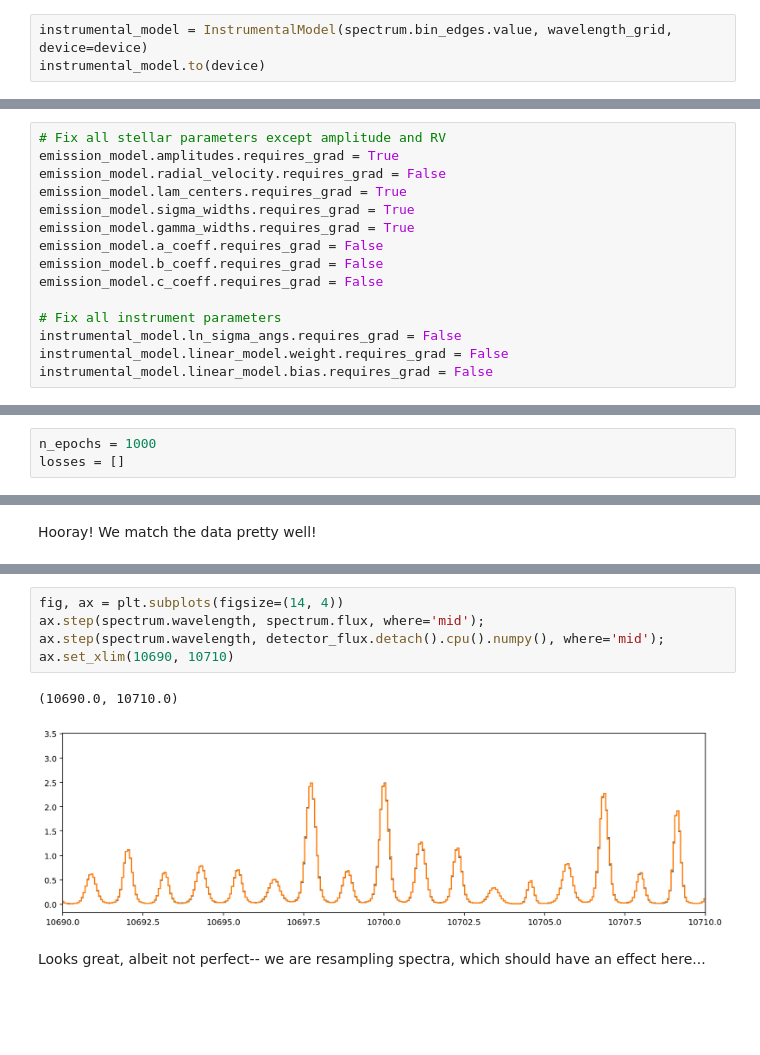
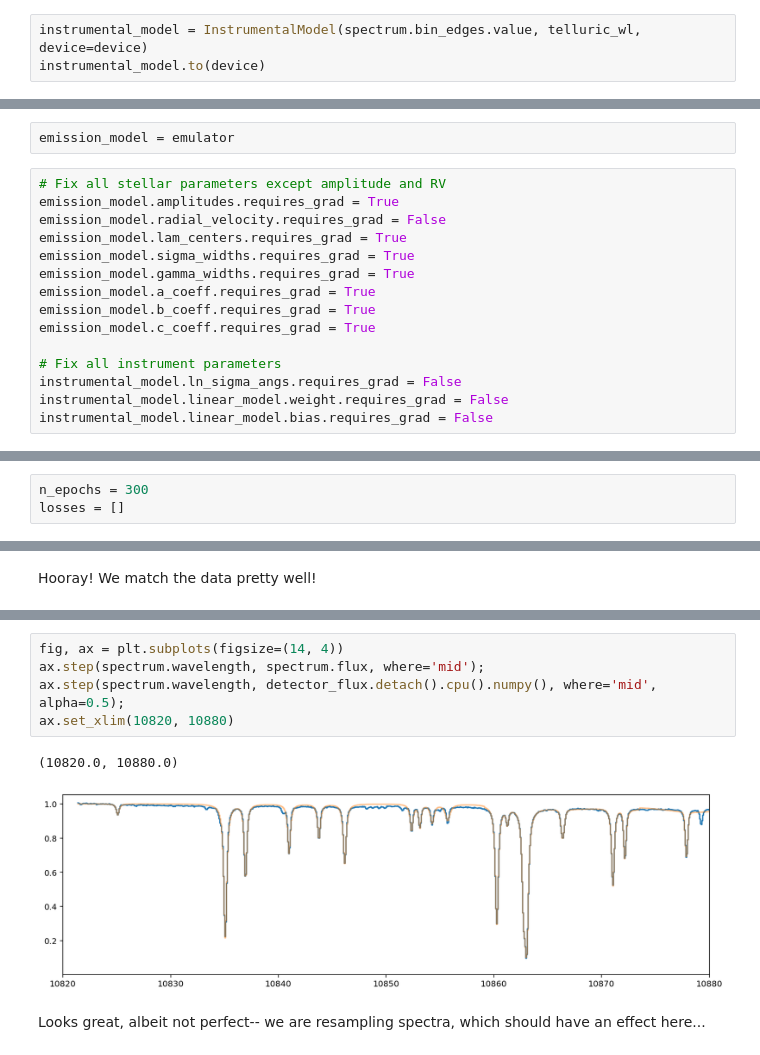
Before and after one commit to gully/coldrum, a Jupyter notebook: notebooks/02_calibration/01_calibrate_tellurics_from_A0V.ipynb, the cells around one changed output, grey strips where cells are left out. Drawn from its saved outputs; the diff is of its cells as text; blank space fills up the shorter version.

```diff
--- a/notebooks/02_calibration/01_calibrate_tellurics_from_A0V.ipynb
+++ b/notebooks/02_calibration/01_calibrate_tellurics_from_A0V.ipynb
@@ -165,7 +177,7 @@ ax.legend(loc='upper right', ncol=2);
 # %% [markdown]
 #### Instrumental model
 # %%
-instrumental_model = InstrumentalModel(spectrum.bin_edges.value, wavelength_grid, device=device)
+instrumental_model = InstrumentalModel(spectrum.bin_edges.value, telluric_wl, device=device)
 instrumental_model.to(device)
 # %% [output]
 InstrumentalModel(
@@ -194,6 +206,8 @@ loss_fn = nn.MSELoss(reduction="mean")
 # %% [markdown]
 ### Fix certain parameters, allow others to vary
 As we have seen before, you can fix parameters by "turning off their gradients".  We will start by turning off *ALL* gradients.  Then turn on some.
+# %%
+emission_model = emulator
 # %%
 # Fix all stellar parameters except amplitude and RV
 emission_model.amplitudes.requires_grad = True
@@ -201,9 +215,9 @@ emission_model.radial_velocity.requires_grad = False
 emission_model.lam_centers.requires_grad = True
 emission_model.sigma_widths.requires_grad = True
 emission_model.gamma_widths.requires_grad = True
-emission_model.a_coeff.requires_grad = False
-emission_model.b_coeff.requires_grad = False
-emission_model.c_coeff.requires_grad = False
+emission_model.a_coeff.requires_grad = True
+emission_model.b_coeff.requires_grad = True
+emission_model.c_coeff.requires_grad = True
 
 # Fix all instrument parameters
 instrumental_model.ln_sigma_angs.requires_grad = False
@@ -214,7 +228,7 @@ tuning_params = list(filter(lambda p: p.requires_grad, emission_model.parameters
 # %%
 optimizer = optim.Adam(tuning_params,0.05,amsgrad=True)
 # %%
-n_epochs = 1000
+n_epochs = 300
 losses = []
 # %% [markdown]
 First, we need to assign uncertainty to the data in order to weigh the prior against new data:
@@ -256,10 +277,10 @@ $0.0092398707 \; \mathrm{}$
 # %%
 fig, ax = plt.subplots(figsize=(14, 4))
 ax.step(spectrum.wavelength, spectrum.flux, where='mid');
-ax.step(spectrum.wavelength, detector_flux.detach().cpu().numpy(), where='mid');
-ax.set_xlim(10690, 10710)
+ax.step(spectrum.wavelength, detector_flux.detach().cpu().numpy(), where='mid', alpha=0.5);
+ax.set_xlim(10820, 10880)
 # %% [output]
-(10690.0, 10710.0)
+(10820.0, 10880.0)
-[figure, old version]
+[figure, new version]
 # %% [markdown]
 Looks great, albeit not perfect-- we are resampling spectra, which should have an effect here...
```
Also changed, not shown: parts of 43 cells of this notebook, 2 other files.
